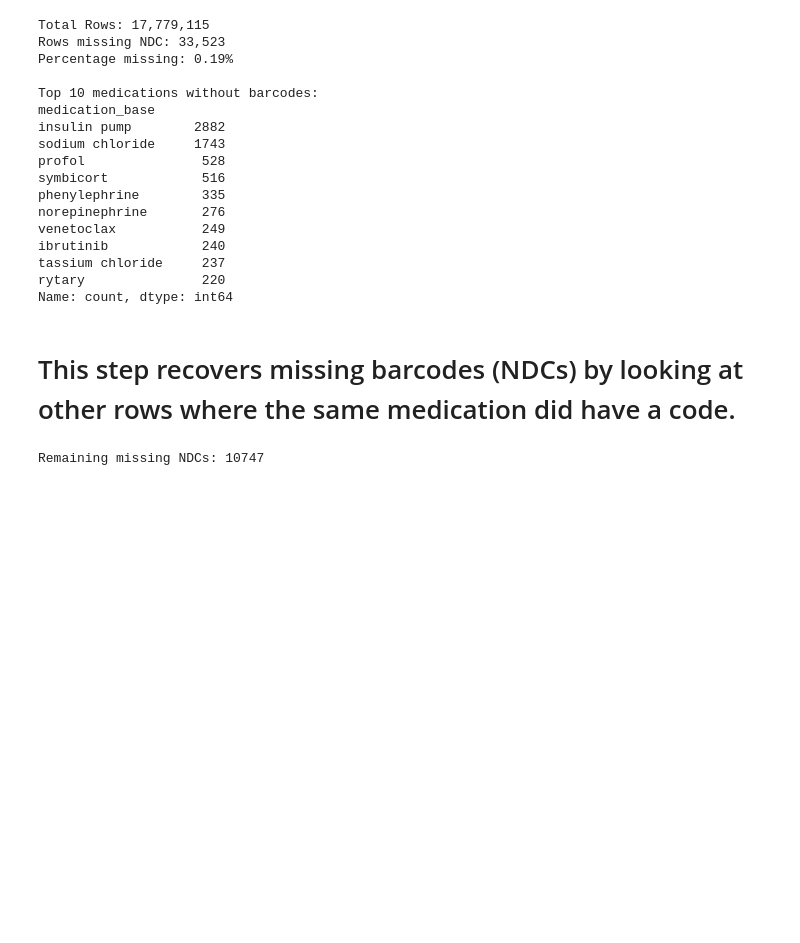
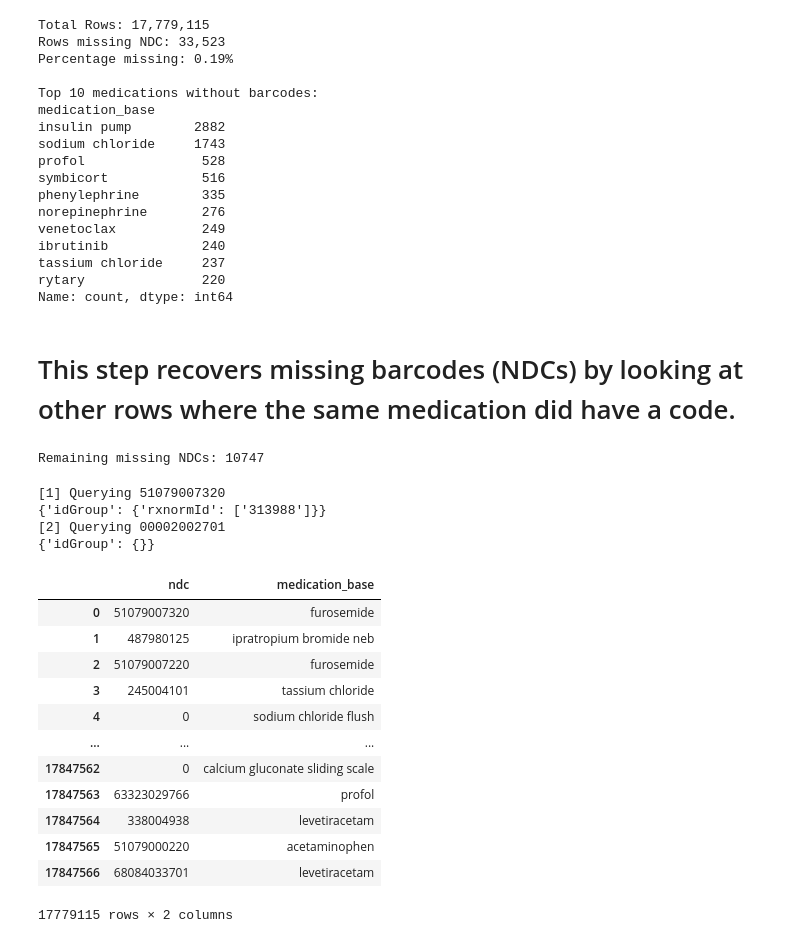
Before and after one commit to fmahfuz/MIMIC-IV, a Jupyter notebook: Pharmacy_preprcess.ipynb, the cells around one changed output. Cells and saved outputs as stored; diff of their text form; code cells hidden in the pictures; blank space fills up the shorter version.

```diff
--- a/Pharmacy_preprcess.ipynb
+++ b/Pharmacy_preprcess.ipynb
@@ -129,3 +129,42 @@ df_pharm['ndc'] = df_pharm['ndc'].fillna(df_pharm['medication_base'].map(ndc_ref
 print(f"Remaining missing NDCs: {df_pharm['ndc'].isna().sum()}")
 # %% [output]
 Remaining missing NDCs: 10747
+# %%
+import requests
+import time
+
+ndcs = ["51079007320", "00002002701"]
+
+for i, ndc in enumerate(ndcs):
+    url = f"https://rxnav.nlm.nih.gov/REST/rxcui.json?idtype=NDC&id={ndc}"
+    print(f"[{i+1}] Querying {ndc}")
+
+    try:
+        r = requests.get(url, timeout=10)
+        r.raise_for_status()
+        print(r.json())
+    except Exception as e:
+        print(f"Error for {ndc}: {e}")
+
+    time.sleep(0.1)
+# %% [output]
+[1] Querying 51079007320
+{'idGroup': {'rxnormId': ['313988']}}
+[2] Querying 00002002701
+{'idGroup': {}}
+# %%
+df_pharm[['ndc','medication_base']]
+# %% [output]
+|  | ndc | medication_base |
+| 0 | 51079007320 | furosemide |
+| 1 | 487980125 | ipratropium bromide neb |
+| 2 | 51079007220 | furosemide |
+| 3 | 245004101 | tassium chloride |
+| 4 | 0 | sodium chloride flush |
+| ... | ... | ... |
+| 17847562 | 0 | calcium gluconate sliding scale |
+| 17847563 | 63323029766 | profol |
+| 17847564 | 338004938 | levetiracetam |
+| 17847565 | 51079000220 | acetaminophen |
+| 17847566 | 68084033701 | levetiracetam |
+17779115 rows × 2 columns
```
Also changed, not shown: parts of 14 cells of this notebook.
